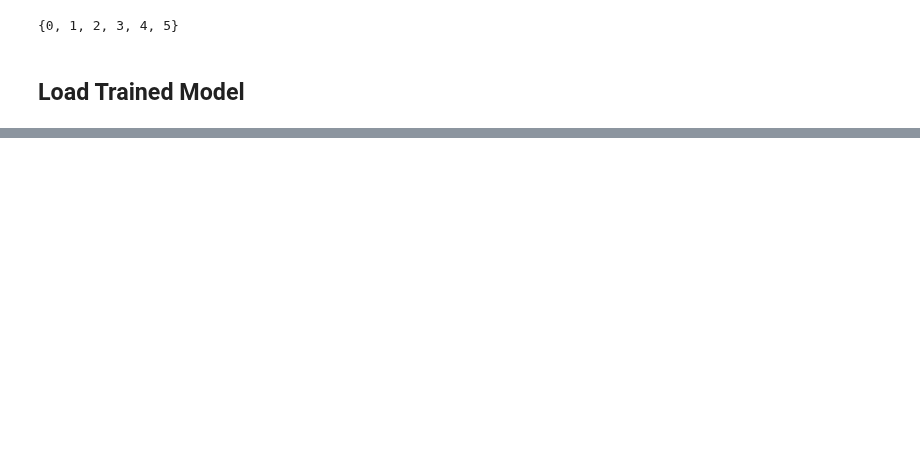
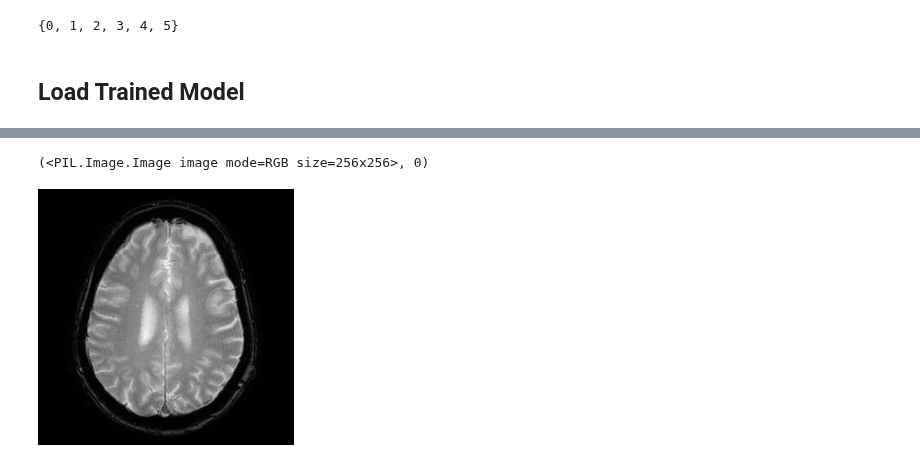
Before and after one commit to fn-hide/alzheption, a Jupyter notebook: alzheption/src/Alzheption Trainer.ipynb, the cells around one changed output, grey strips where cells are left out. Cells and saved outputs as stored; diff of their text form; code cells hidden in the pictures; blank space fills up the shorter version.

```diff
--- a/alzheption/src/Alzheption Trainer.ipynb
+++ b/alzheption/src/Alzheption Trainer.ipynb
@@ -598,5 +572,3 @@ Destination path doesn't exists. Creating new dirs: ./drive/Shareddrives/huda/Ay
-# %%
-_ = AlzheptionExtractor.load_extractor("./drive/Shareddrives/huda/Ayang/base/AlzheptionExtractor.pkl")
 # %%
 set(alex_1.train_labels)
 # %% [output]
@@ -611,2 +577,0 @@ Mounted at /content/drive
-# %%
-alex_1 = AlzheptionExtractor.load_extractor("./drive/Shareddrives/huda/Ayang/base/AlzheptionExtractor.pkl")
@@ -752,0 +578,4 @@ InvalidArgumentError: {{function_node __wrapped__MatMul_device_/job:localhost/re
+# %%
+alex_1 = AlzheptionExtractor.load_extractor("../../asset/AlzheptionExtractor.pkl", path_dataset_new="../../asset/dataset_jpg_brightness/")
+
+alex_1.train_features.__len__(), alex_1.test_features.__len__()
@@ -752,0 +600,8 @@ InvalidArgumentError: {{function_node __wrapped__MatMul_device_/job:localhost/re
+# %%
+alex_1.dataset[0]
+# %% [output]
+(<PIL.Image.Image image mode=RGB size=256x256>, 0)
+# %%
+alex_1.dataset[0][0]
+# %% [output]
+[figure, added]
```
Also changed, not shown: parts of 63 cells of this notebook.
